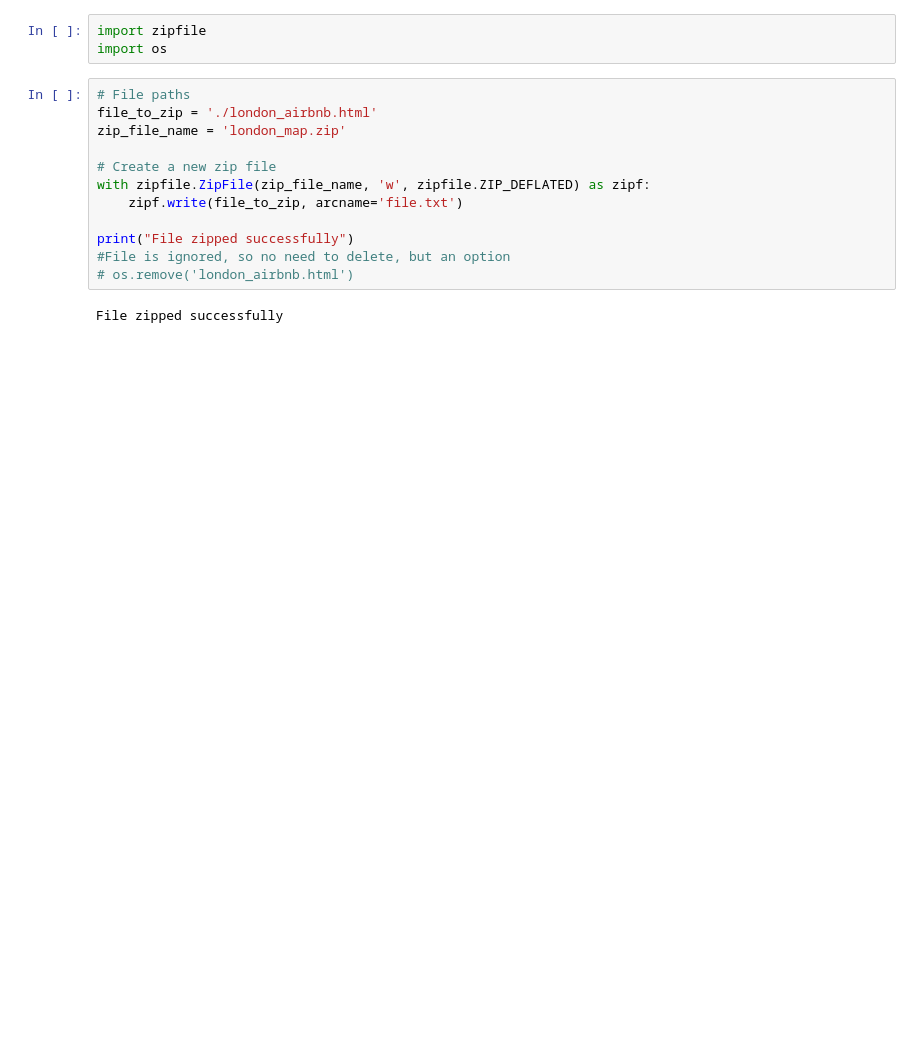
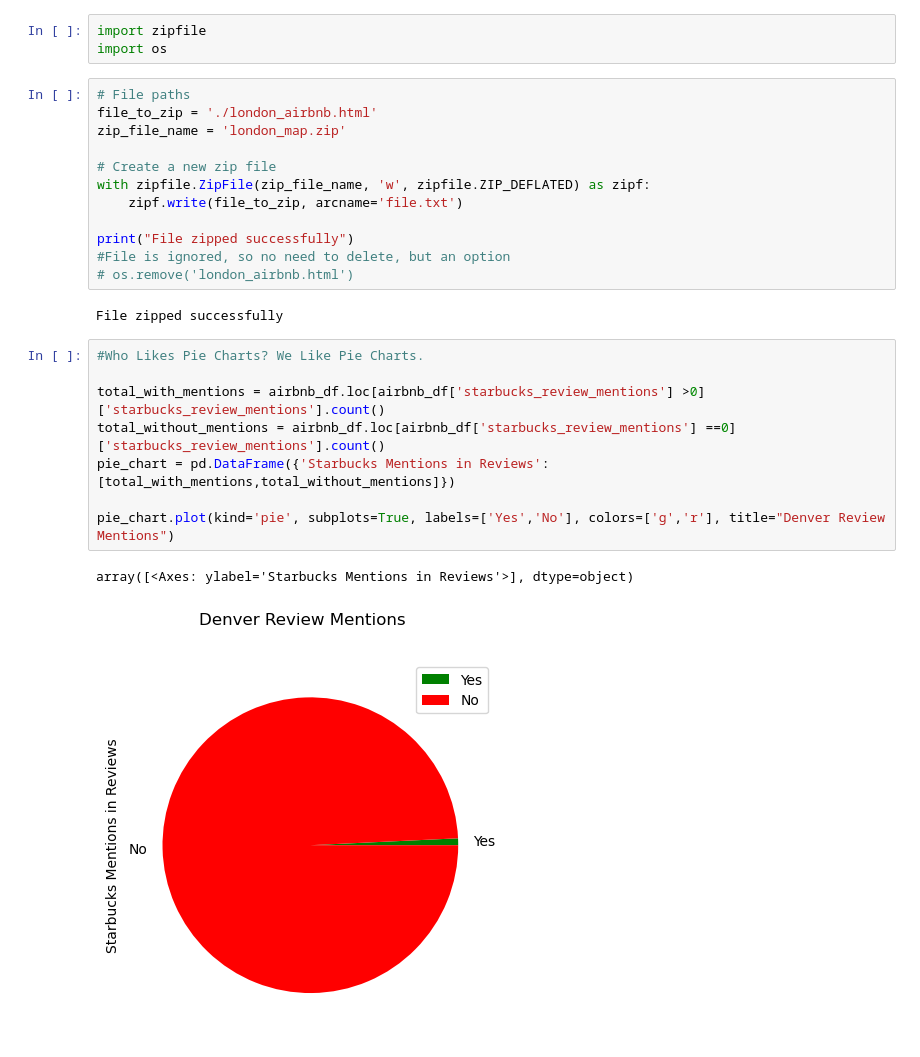
Before and after one commit to mdipinto1/m.c-squared, a Jupyter notebook: data_analysis_notebook_london_md.ipynb, the cells around one changed output. Drawn from its saved outputs; the diff is of its cells as text; blank space fills up the shorter version.

Commit message:
added pie charts for irony

```diff
--- a/data_analysis_notebook_london_md.ipynb
+++ b/data_analysis_notebook_london_md.ipynb
@@ -493,3 +493,14 @@ print("File zipped successfully")
 # os.remove('london_airbnb.html')
 # %% [output]
 File zipped successfully
+# %%
+#Who Likes Pie Charts? We Like Pie Charts.
+
+total_with_mentions = airbnb_df.loc[airbnb_df['starbucks_review_mentions'] >0]['starbucks_review_mentions'].count()
+total_without_mentions = airbnb_df.loc[airbnb_df['starbucks_review_mentions'] ==0]['starbucks_review_mentions'].count()
+pie_chart = pd.DataFrame({'Starbucks Mentions in Reviews':[total_with_mentions,total_without_mentions]})
+
+pie_chart.plot(kind='pie', subplots=True, labels=['Yes','No'], colors=['g','r'], title="Denver Review Mentions")
+# %% [output]
+array([<Axes: ylabel='Starbucks Mentions in Reviews'>], dtype=object)
+[figure, added]
```
Also changed, not shown: parts of 5 cells of this notebook, 4 other files.
